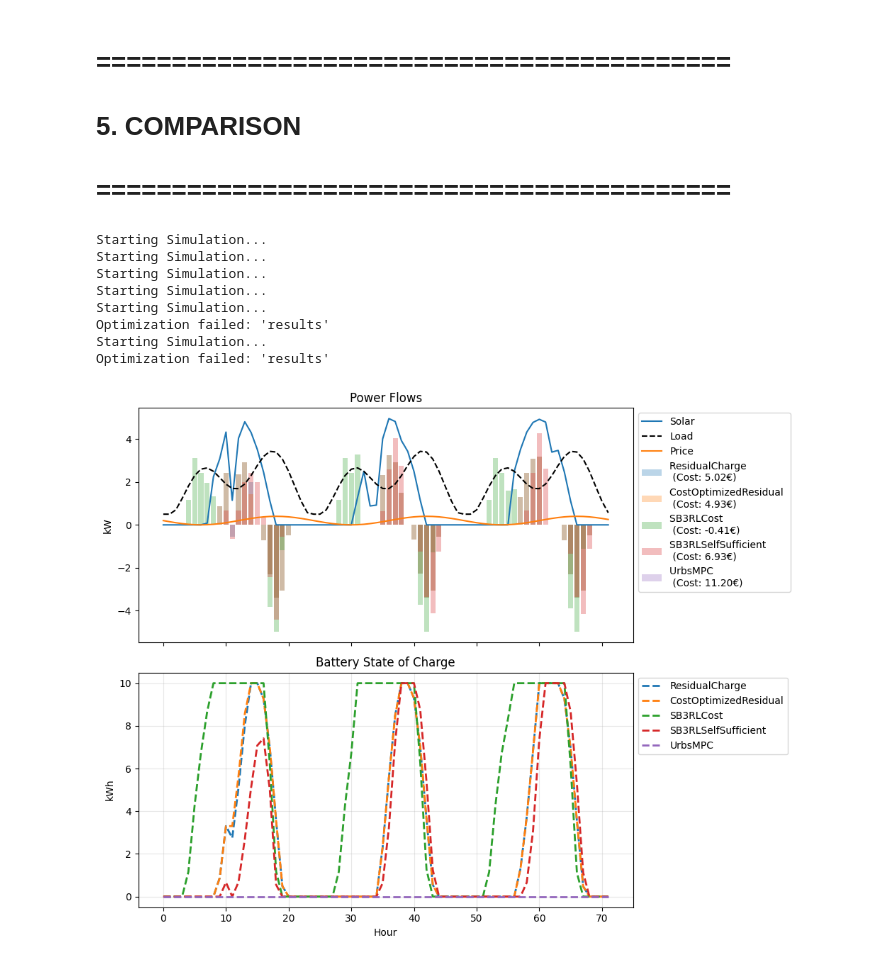
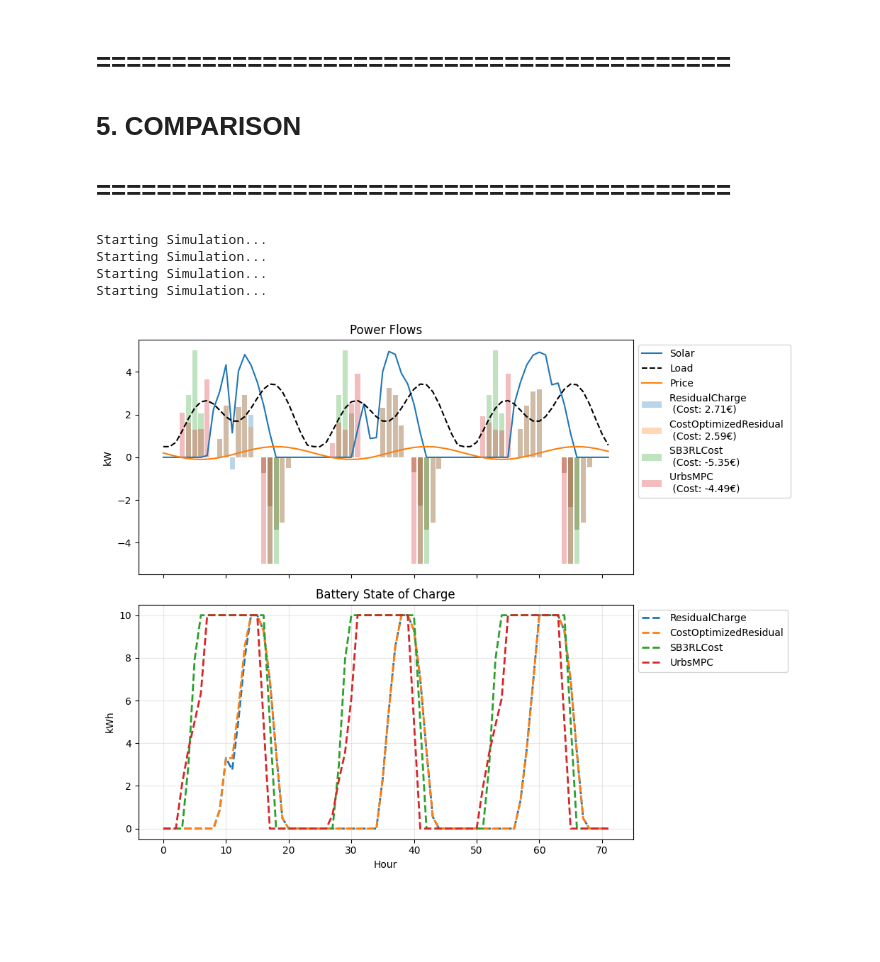
Before and after one commit to maxhock/ADG-HEMS, a Jupyter notebook: Rule_Based_HEMS.ipynb, the cells around one changed output. Cells and saved outputs as stored; diff of their text form; code cells hidden in the pictures; blank space fills up the shorter version.

Commit message:
Added working Urbs full scale controller

```diff
--- a/Rule_Based_HEMS.ipynb
+++ b/Rule_Based_HEMS.ipynb
@@ -41,7 +41,7 @@ class SmartHomeEnv:
                 0.8 * np.cos(2 * np.pi * (t - 14) / 24)
         load = np.maximum(0.5, load)
         # Price: High in evening
-        price = 0.20 + 0.20 * np.cos(2 * np.pi * (t - 18) / 24)
+        price = 0.20 + 0.3 * np.cos(2 * np.pi * (t - 18) / 24)
 
         return pd.DataFrame({'solar': solar, 'load': load, 'price': price})
 
@@ -539,7 +632,7 @@ controllers = {
     "CostOptimizedResidual": CostOptimizedResidualController,
     # "LimitedURBS": LimitedURBSController,
     "SB3RLCost": SB3RLCostController,
-    "SB3RLSelfSufficient": SB3RLSelfSufficientController,
+    # "SB3RLSelfSufficient": SB3RLSelfSufficientController,
     "UrbsMPC": UrbsMPCController
 }
 
@@ -554,35 +647,31 @@ ax1.plot(df['solar'], label='Solar')
 ax1.plot(df['load'], 'k--', label='Load')
 ax1.plot(df['price'], label='Price')
 for name, df in all_results.items():
     total_cost = df['cost'].sum()
     # print(f"Total Cost for {name}: €{total_cost:.2f}")
 
 
     # Ax1: Physics
     ax1.set_title("Power Flows")
 
 
     ax1.bar(df.index, df['battery_action_actual'], alpha=0.3, label=f'{name} \n (Cost: {total_cost:.2f}€)')
     ax1.legend(bbox_to_anchor=(1, 1), loc='upper left')
     ax1.set_ylabel("kW")
 
     # Ax2: Battery State
     ax2.set_title("Battery State of Charge")
     ax2.plot(df['soc'], '--', linewidth=2, label=f"{name}")
     ax2.set_ylabel("kWh")
     ax2.set_xlabel("Hour")
     ax2.grid(True, alpha=0.3)
     ax2.legend(bbox_to_anchor=(1, 1), loc='upper left')
 
     plt.tight_layout()
 plt.show()
 # %% [output]
 Starting Simulation...
 Starting Simulation...
 Starting Simulation...
 Starting Simulation...
-Starting Simulation...
-Optimization failed: 'results'
-Starting Simulation...
-Optimization failed: 'results'
-[figure, old version]
+[figure, new version]
```
Also changed, not shown: parts of 1 cell of this notebook, 1 other file.
